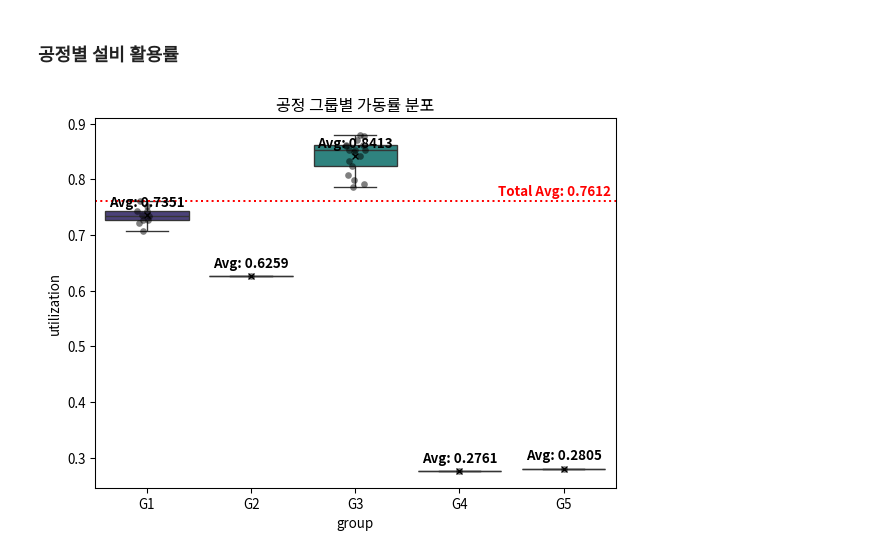
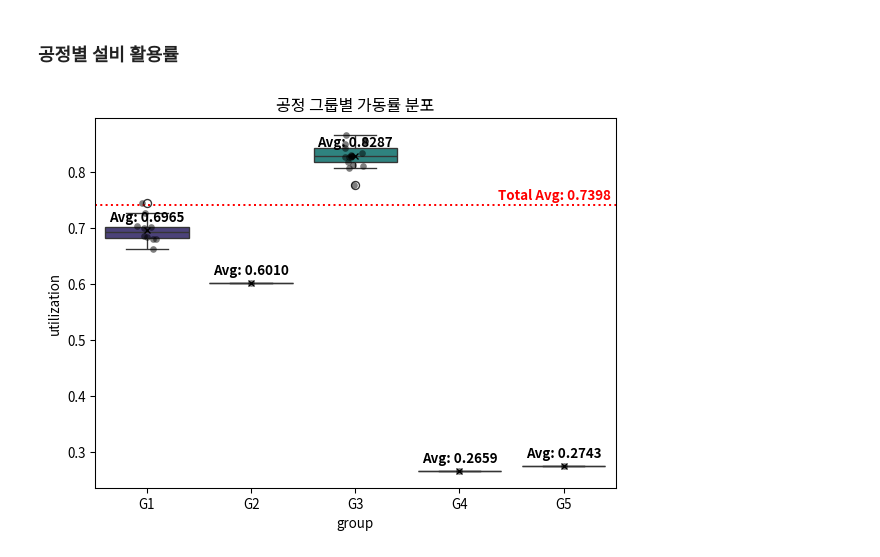
Before and after one commit to cryscham123/simulation_teamwork, a Jupyter notebook: result.ipynb, the cells around one changed output. Saved outputs shown, nothing was run; the diff lists cells and outputs as text; code cells hidden in the pictures.

```diff
--- a/result.ipynb
+++ b/result.ipynb
@@ -123,7 +126,8 @@ job_op_stacked = job_op_stacked.reindex(columns=['waiting', 'setup', 'working',
 job_type_map = data['jobs'].set_index('job_id')['job_type']
 job_op_stacked = job_op_stacked.join(job_type_map, on='id')
 display(job_op_stacked)
-print(f"Makespan: {round(job_info['finish'].max(), 3)}")
+makespan = job_info['finish'].max()
+print(f"Makespan: {round(makespan, 3)}")
 print(f"Total Qtime Violation: {round(job_op_stacked['qtime_over'].sum(), 3)}")
 
 job_info_sum = job_info.groupby(['id', 'event'])['duration'].sum().reset_index(['id', 'event'], drop=False)
@@ -160,24 +164,24 @@ Total Qtime Violation: 40264.201
 # %%
 df_logs = pd.DataFrame(event_logger.logs)
 machine_info = df_logs[df_logs['resource'] == 'machine']
 machine_info['utilization'] = machine_info['finish'] - machine_info['start']
-machine_utilization = pd.DataFrame(machine_info[machine_info['event'].str.startswith('working')].groupby('id')['utilization'].sum() / env.now)
+machine_utilization = pd.DataFrame(machine_info[machine_info['event'].str.startswith('working')].groupby('id')['utilization'].sum() / makespan)
 machine_utilization['group'] = data['machines'].set_index('machine_id').loc[machine_utilization.index]['machine_group']
 display(machine_utilization)
 group_means = machine_utilization.groupby('group')['utilization'].mean()
 total_mean = machine_utilization['utilization'].mean()
 sns.boxplot(data=machine_utilization, x='group', y='utilization',
             palette='viridis', showmeans=True,
             meanprops={"marker":"x", "markeredgecolor":"black", "markersize":"5"})
 sns.stripplot(data=machine_utilization, x='group', y='utilization',
               color='black', alpha=0.5, jitter=True)
 for i, group in enumerate(group_means.index):
     mean_val = group_means[group]
     plt.text(i, mean_val + 0.01, f'Avg: {mean_val:.4f}',
              ha='center', va='bottom', color='black', fontweight='bold')
 plt.text(len(group_means)-0.55, total_mean + 0.01, f'Total Avg: {total_mean:.4f}', color='red', fontweight='bold', ha='right')
 plt.axhline(total_mean, color='red', linestyle=':')
 plt.title("공정 그룹별 가동률 분포")
 plt.show()
 # %% [output]
-[figure, old version]
+[figure, new version]
```
Also changed, not shown: parts of 2 cells of this notebook, 2 other files.
